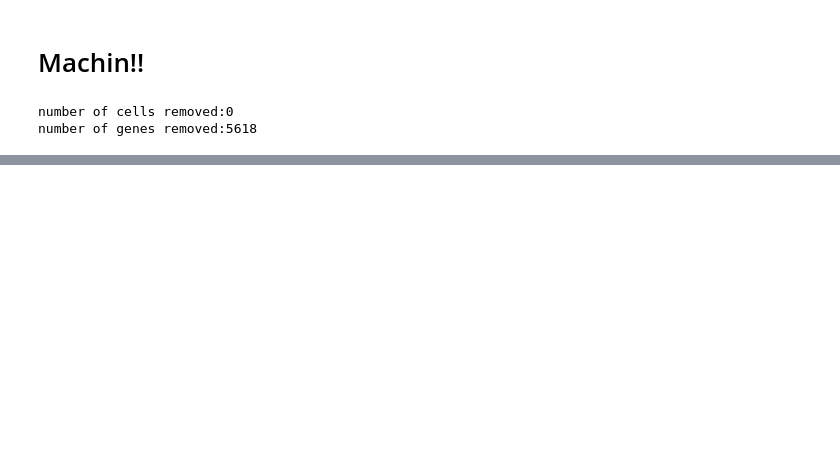
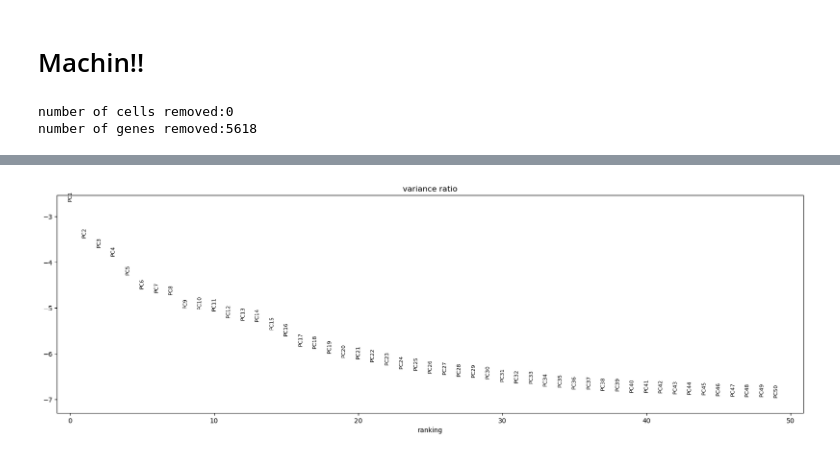
Before and after one commit to Eldnir/scBIO-gut, a Jupyter notebook: Machin.ipynb, the cells around one changed output, grey strips where cells are left out. Saved outputs shown, nothing was run; the diff lists cells and outputs as text; code cells hidden in the pictures; blank space fills up the shorter version.

```diff
--- a/Machin.ipynb
+++ b/Machin.ipynb
@@ -61,3 +95,9 @@ sc.pp.neighbors(data)
+# %%
+sc.tl.pca(data)
+sc.pl.pca_variance_ratio(data, n_pcs=50, log=True)
+sc.pp.neighbors(data, n_pcs=20)
+# %% [output]
+[figure, added]
 # %%
 sc.tl.leiden(data,resolution=0.05)
 # %%
```
Also changed, not shown: parts of 12 cells of this notebook.
